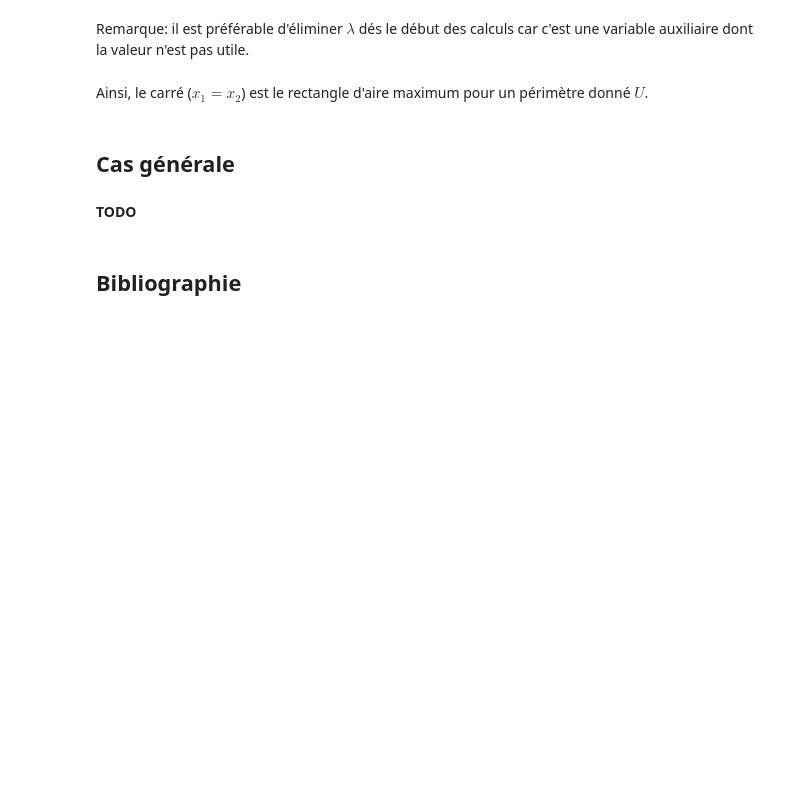
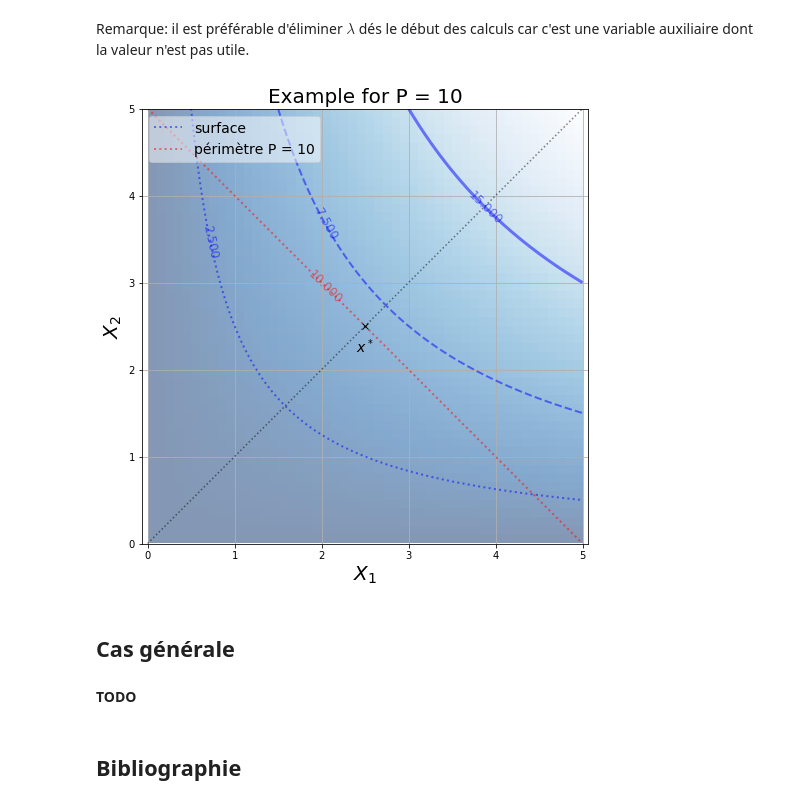
Before and after one commit to jdhp-docs/notebooks, a Jupyter notebook: maths_analysis_method_of_lagrange_multipliers_fr.ipynb, the cells around one changed output. Saved outputs shown, nothing was run; the diff lists cells and outputs as text; code cells hidden in the pictures; blank space fills up the shorter version.

```diff
--- a/maths_analysis_method_of_lagrange_multipliers_fr.ipynb
+++ b/maths_analysis_method_of_lagrange_multipliers_fr.ipynb
@@ -105,7 +108,81 @@ $$
 # %% [markdown]
 Remarque: il est préférable d'éliminer $\lambda$ dés le début des calculs car c'est une variable auxiliaire dont la valeur n'est pas utile.
-# %% [markdown]
-Ainsi, le carré ($x_1 = x_2$) est le rectangle d'aire maximum pour un périmètre donné $U$.
+# %%
+%matplotlib inline
+
+import numpy as np
+import matplotlib.pyplot as plt
+
+# Build datas ###############
+
+P = 10
+x = np.linspace(0., 5.0, 50)
+y = np.linspace(0., 5.0, 50)
+X, Y = np.meshgrid(x, y)
+
+Z1 = X * Y
+Z2 = 2 * X + 2 * Y
+
+# Plot data #################
+
+fig, ax = plt.subplots(figsize=(8,8))
+
+# SURFACE ###################
+
+ax.imshow(Z1,
+          origin='lower',
+          extent=(0,5,0,5),
+          alpha=0.5,
+          cmap='Blues_r')
+
+max_value = np.max(Z1)
+levels = np.array([0.1*max_value, 0.3*max_value, 0.6*max_value])
+
+cs = plt.contour(x, y, Z1, levels,
+                 linewidths=(2, 2, 3), linestyles=('dotted', 'dashed', 'solid'),
+                 alpha=0.5, colors='blue')
+ax.clabel(cs, inline=False, fontsize=12)
+
+# Set legend ################
+
+lines = [ cs.collections[0]]
+labels = ['surface']
+
+# PERIMETRE #################
+
+levels = np.array([P])
+
+cs = plt.contour(x, y, Z2, levels,
+                 linewidths=(2, 2, 3), linestyles=('dotted', 'dashed', 'solid'),
+                 alpha=0.5, colors='red')
+ax.clabel(cs, inline=False, fontsize=12)
+
+# Set title and labels ######
+
+ax.axis('equal')              # <- SAME SCALE ON X AND Y
+ax.set_title("Example for P = " + str(P), fontsize=20)
+ax.set_xlabel(r"$X_1$", fontsize=20)
+ax.set_ylabel(r"$X_2$", fontsize=20)
+
+# Set legend ################
+
+lines.append(cs.collections[0])
+labels.append('périmètre P = ' + str(P))
+
+ax.legend(lines, labels, prop={'size': 14}, loc='best', fancybox=True, framealpha=0.5)
+
+# The optimal point #########
+
+ax.plot([0, 5], [0, 5], ":k", alpha=0.5)
+ax.plot([2.5], [2.5], "xk")
+ax.text(2.4, 2.2, r"$x^*$", fontsize=14)
+
+# Plot ######################
+
+plt.grid()
+plt.show()
+# %% [output]
+[figure, added]
 # %% [markdown]
 ## Cas générale
 # %% [markdown]
```
Also changed, not shown: parts of 2 cells of this notebook.
